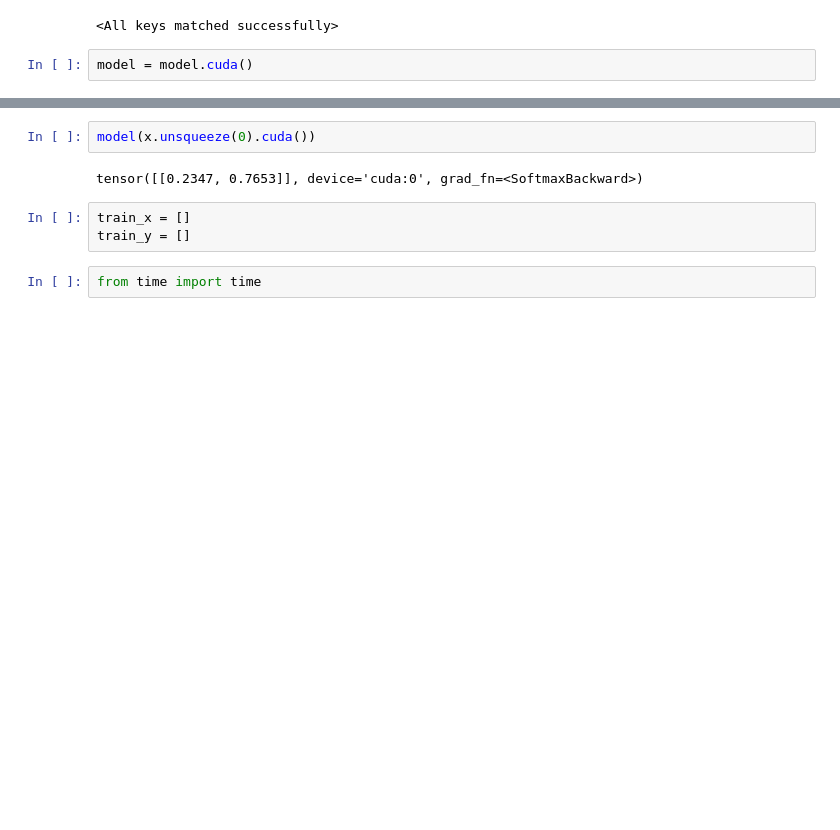
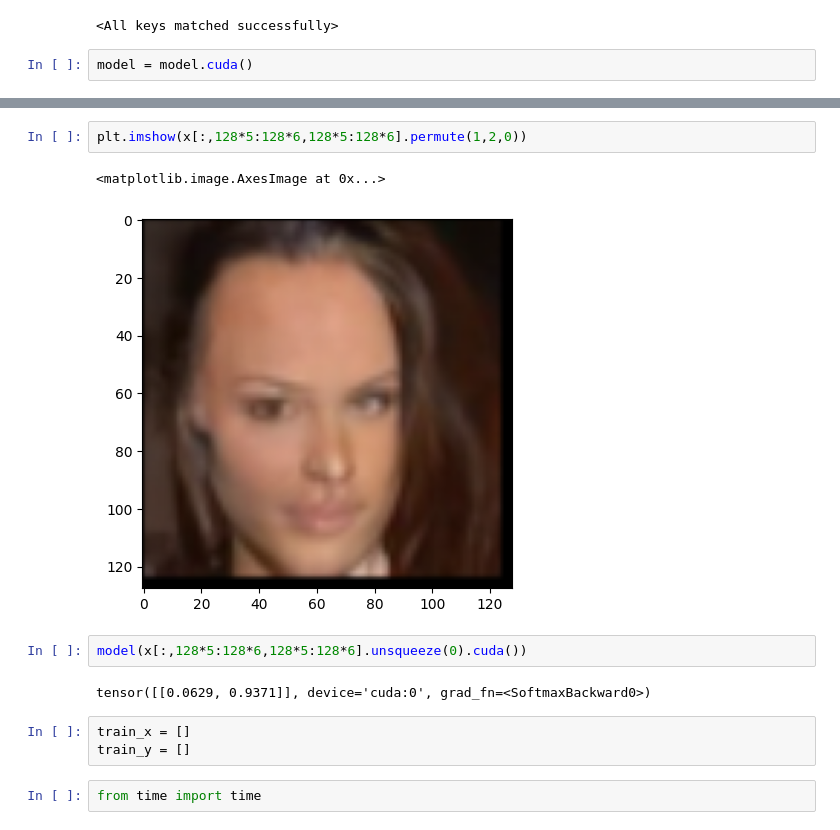
Before and after one commit to XUQIPAN/P3DM, a Jupyter notebook: eval_fake_celeba.ipynb, the cells around one changed output, grey strips where cells are left out. Saved outputs shown, nothing was run; the diff lists cells and outputs as text; blank space fills up the shorter version.

```diff
--- a/eval_fake_celeba.ipynb
+++ b/eval_fake_celeba.ipynb
@@ -96,7 +102,12 @@ torch.Size([3, 128, 128])
+# %%
+plt.imshow(x[:,128*5:128*6,128*5:128*6].permute(1,2,0))
+# %% [output]
+<matplotlib.image.AxesImage at 0x...>
+[figure, added]
 # %%
-model(x.unsqueeze(0).cuda())
+model(x[:,128*5:128*6,128*5:128*6].unsqueeze(0).cuda())
 # %% [output]
-tensor([[0.2347, 0.7653]], device='cuda:0', grad_fn=<SoftmaxBackward>)
+tensor([[0.0629, 0.9371]], device='cuda:0', grad_fn=<SoftmaxBackward0>)
 # %%
 train_x = []
 train_y = []
```
Also changed, not shown: parts of 10 cells of this notebook, 2 other files.
